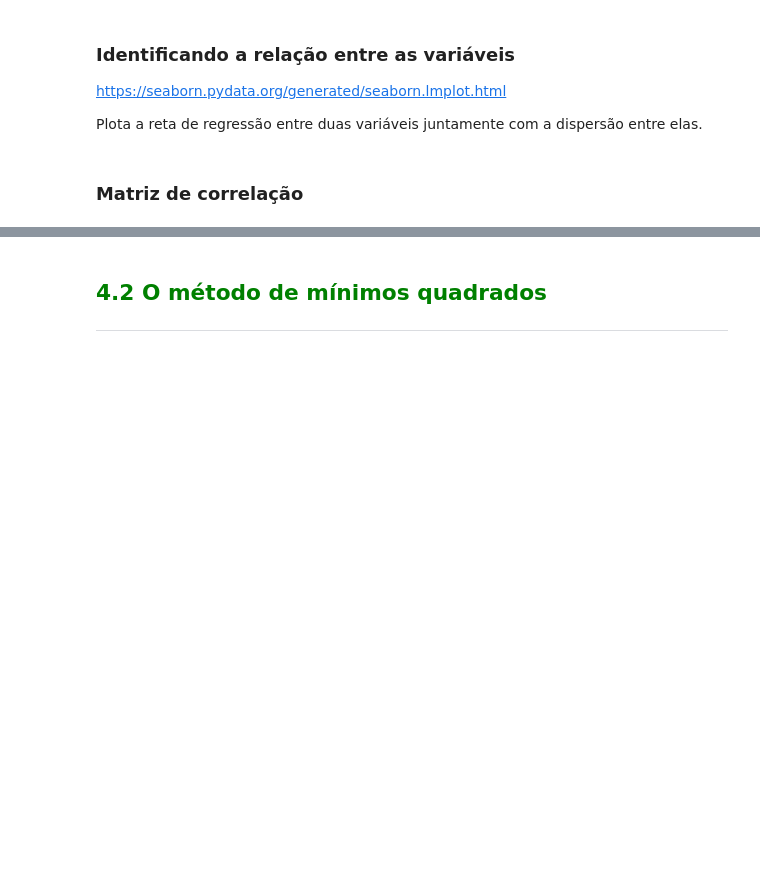
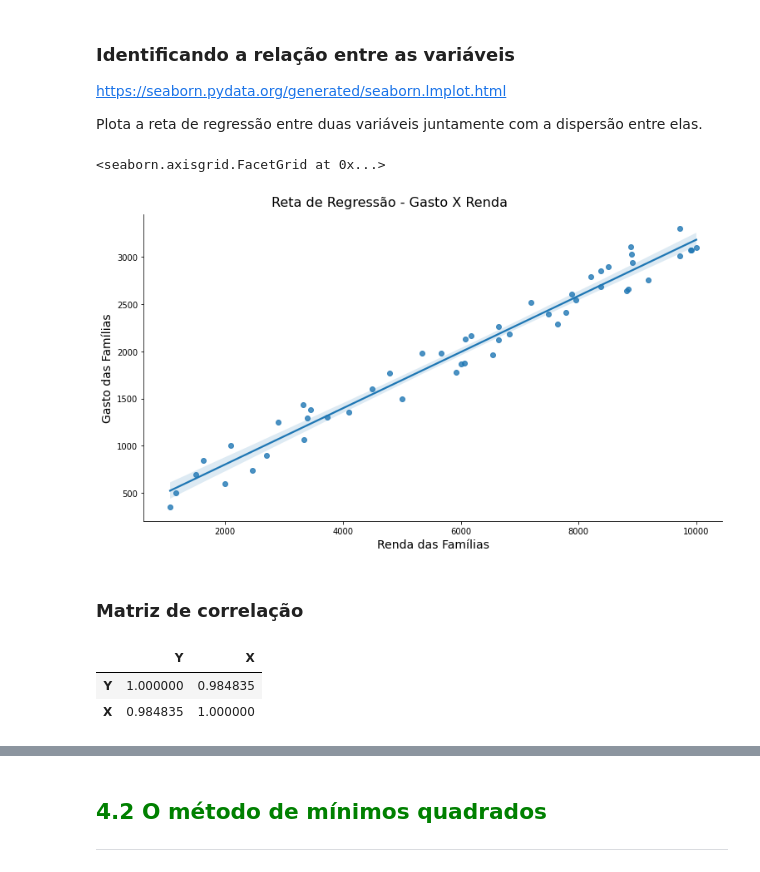
Before and after one commit to wiliands/estatistica_python, a Jupyter notebook: 05 - Correlacao_Regressao/Curso_de_Estatística_Parte_4.ipynb, the cells around one changed output, grey strips where cells are left out. Drawn from its saved outputs; the diff is of its cells as text; code cells hidden in the pictures; blank space fills up the shorter version.

Commit message:
Aulas de regressão e previsão

```diff
--- a/05 - Correlacao_Regressao/Curso_de_Estatística_Parte_4.ipynb
+++ b/05 - Correlacao_Regressao/Curso_de_Estatística_Parte_4.ipynb
@@ -503,3 +503,11 @@ Onde
 Em uma análise de regressão linear simples, o interesse está em estimar a função de regressão populacional como a apresentada acima, ou seja, estimar os valores dos parâmetros $\beta_1$ e $\beta_2$ com base nas observações de $Y$ e $X$.
 # %% [markdown]
 ### Carregando o dataset
+# %%
+dataset = {
+    'Y': [3011, 1305, 1879, 2654, 2849, 1068, 2892, 2543, 3074, 849, 2184, 2943, 1357, 2755, 2163, 3099, 1600, 353, 1778, 740, 2129, 3302, 2412, 2683, 2515, 2395, 2292, 1000, 600, 1864, 3027, 1978, 2791, 1982, 900, 1964, 1247, 3067, 700, 1500, 3110, 2644, 1378, 2601, 501, 1292, 2125, 1431, 2260, 1770],
+    'X': [9714, 3728, 6062, 8845, 8378, 3338, 8507, 7947, 9915, 1632, 6825, 8918, 4100, 9184, 6180, 9997, 4500, 1069, 5925, 2466, 6083, 9712, 7780, 8383, 7185, 7483, 7640, 2100, 2000, 6012, 8902, 5345, 8210, 5662, 2700, 6546, 2900, 9894, 1500, 5000, 8885, 8813, 3446, 7881, 1164, 3401, 6641, 3329, 6648, 4800]
+}
+# %%
+dataset = pd.DataFrame(dataset)
+dataset.head()
@@ -509,8 +524,24 @@ Em uma análise de regressão linear simples, o interesse está em estimar a fun
 https://seaborn.pydata.org/generated/seaborn.lmplot.html
 
 Plota a reta de regressão entre duas variáveis juntamente com a dispersão entre elas.
+# %%
+ax = sns.lmplot(x="X", y="Y", data=dataset)
+ax.fig.set_size_inches(12, 6)
+ax.fig.suptitle('Reta de Regressão - Gasto X Renda', fontsize=16, y=1.02)
+ax.set_xlabels("Renda das Famílias", fontsize=14)
+ax.set_ylabels("Gasto das Famílias", fontsize=14)
+ax
+# %% [output]
+<seaborn.axisgrid.FacetGrid at 0x...>
+[figure, added]
 # %% [markdown]
 ### Matriz de correlação
+# %%
+dataset.corr()
+# %% [output]
+|  | Y | X |
+| Y | 1.000000 | 0.984835 |
+| X | 0.984835 | 1.000000 |
 # %% [markdown]
 ### Função de regressão populacional
 
```
Also changed, not shown: parts of 34 cells of this notebook, 1 other file.
